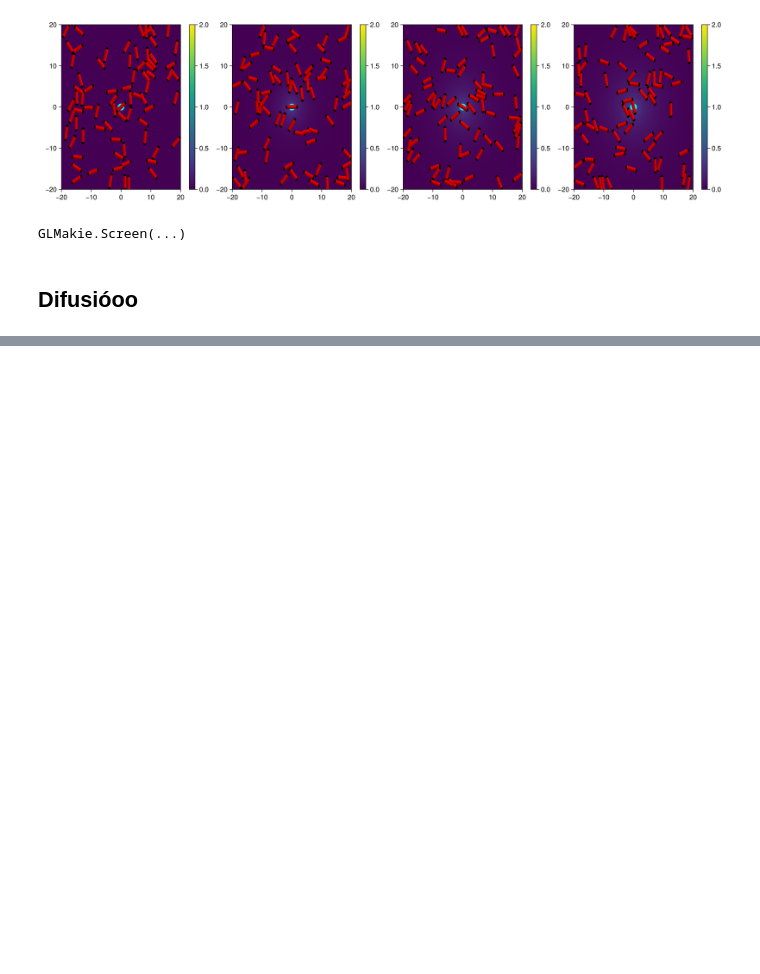
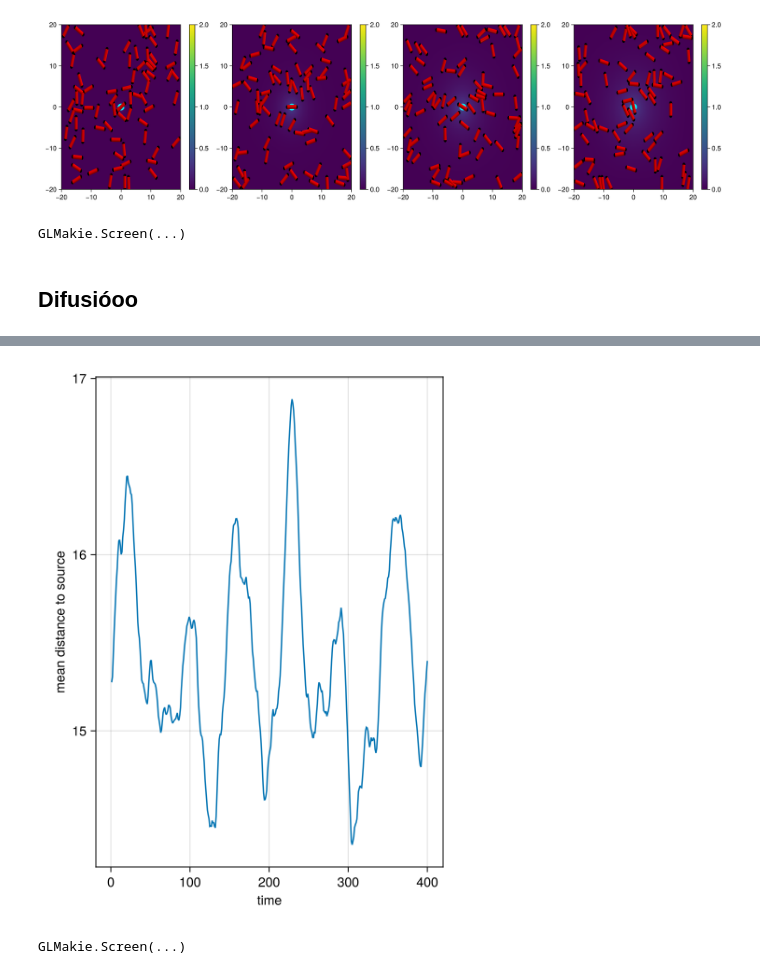
Before and after one commit to jmarib/CellBasedModels.jl, a Jupyter notebook: examples/chemoattract_agent.ipynb, the cells around one changed output, grey strips where cells are left out. Cells and saved outputs as stored; diff of their text form; code cells hidden in the pictures; blank space fills up the shorter version.

```diff
--- a/examples/chemoattract_agent.ipynb
+++ b/examples/chemoattract_agent.ipynb
@@ -503,0 +574,29 @@ evolve!(com, steps = 1000, saveEach = 10)
+# %%
+using Statistics
+
+d = getParameter(com_2, [:x, :y, :S, :isSource])
+
+src_id = findfirst(d[:isSource][1])
+
+t = [pt.t for pt in com_2.pastTimes]
+
+# mean distance to source
+mean_dist = [
+    mean(
+        sqrt.(
+            (d[:x][k] .- d[:x][k][src_id]).^2 .+
+            (d[:y][k] .- d[:y][k][src_id]).^2
+        )[.!d[:isSource][k]]
+    )
+    for k in eachindex(t)
+]
+
+fig = Figure(size=(450, 600))
+
+ax1 = Axis(fig[1,1], xlabel="time", ylabel="mean distance to source")
+lines!(ax1, t, mean_dist)
+
+display(fig)
+# %% [output]
+[figure, added]
+GLMakie.Screen(...)
```
Also changed, not shown: parts of 4 cells of this notebook, 2 other files.
